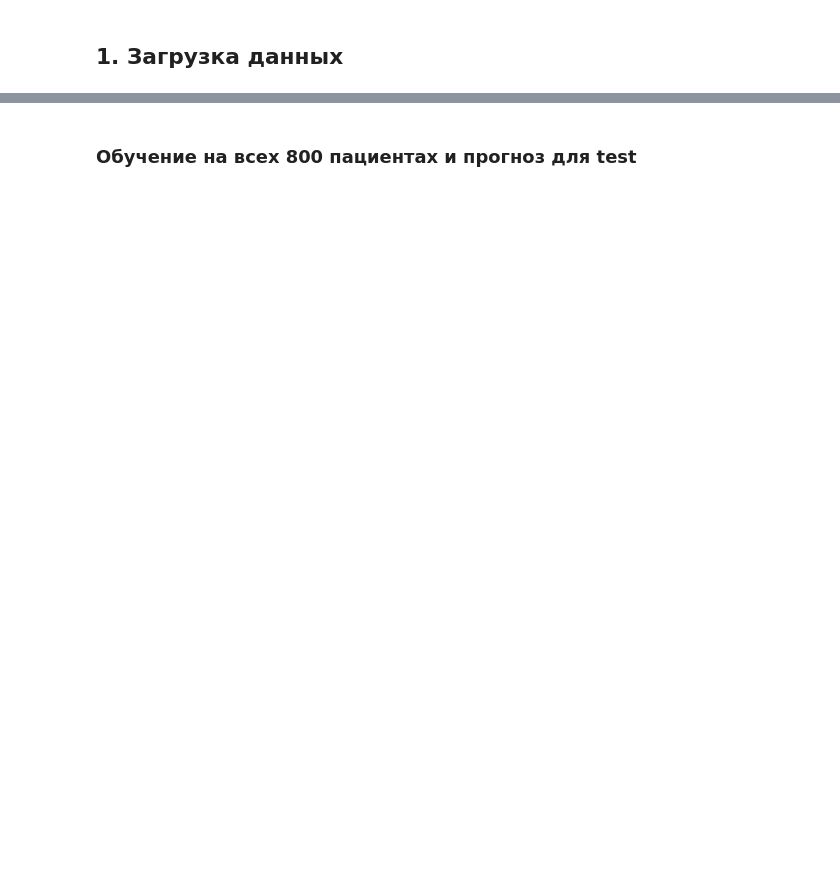
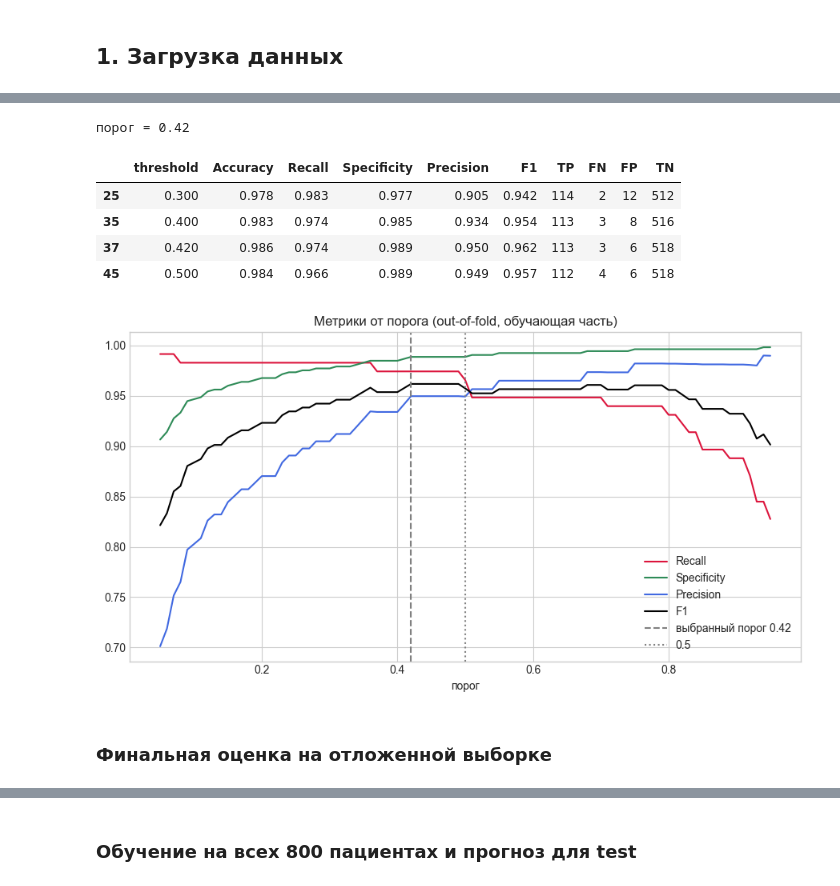
Before and after one commit to granddimoniks-hash/HW0210, a Jupyter notebook: your-sollution/task1_solution.ipynb, the cells around one changed output, grey strips where cells are left out. Saved outputs shown, nothing was run; the diff lists cells and outputs as text; code cells hidden in the pictures; blank space fills up the shorter version.

```diff
--- a/your-sollution/task1_solution.ipynb
+++ b/your-sollution/task1_solution.ipynb
@@ -544,0 +297,42 @@ display(err[err['тип'] == 'FN'][FEATURES + ['proba']])
+# %%
+oof = cross_val_predict(make_pipe(best_clf), X_tr, y_tr, cv=cv, method='predict_proba', n_jobs=-1)[:, 1]
+
+
+def metrics_at(y_true, proba, t):
+    pred = (proba >= t).astype(int)
+    tn, fp, fn, tp = confusion_matrix(y_true, pred, labels=[0, 1]).ravel()
+    return {
+        'threshold': t,
+        'Accuracy': (tp + tn) / len(pred),
+        'Recall': tp / (tp + fn) if tp + fn else 0.0,
+        'Specificity': tn / (tn + fp) if tn + fp else 0.0,
+        'Precision': tp / (tp + fp) if tp + fp else 0.0,
+        'F1': 2 * tp / (2 * tp + fp + fn) if tp else 0.0,
+        'TP': tp, 'FN': fn, 'FP': fp, 'TN': tn,
+    }
+
+
+curve = pd.DataFrame([metrics_at(y_tr, oof, t) for t in np.round(np.arange(0.05, 0.951, 0.01), 2)])
+eligible = curve[curve.Recall >= 0.90]
+THRESHOLD = float(eligible.loc[eligible.F1.idxmax(), 'threshold']) if len(eligible) else 0.5
+print(f'порог = {THRESHOLD:.2f}')
+display(curve[curve.threshold.isin([0.3, 0.4, 0.5, THRESHOLD])].drop_duplicates('threshold'))
+
+fig, ax = plt.subplots(figsize=(9, 5))
+for m, c in [('Recall', 'crimson'), ('Specificity', 'seagreen'), ('Precision', 'royalblue'), ('F1', 'black')]:
+    ax.plot(curve.threshold, curve[m], label=m, color=c)
+ax.axvline(THRESHOLD, ls='--', color='grey', label=f'выбранный порог {THRESHOLD:.2f}')
+ax.axvline(0.5, ls=':', color='grey', label='0.5')
+ax.set_xlabel('порог'); ax.set_title('Метрики от порога (out-of-fold, обучающая часть)')
+ax.legend()
+plt.tight_layout(); save(fig, '06_threshold.png'); plt.show()
+# %% [output]
+порог = 0.42
+|  | threshold | Accuracy | Recall | Specificity | Precision | F1 | TP | FN | FP | TN |
+| 25 | 0.300 | 0.978 | 0.983 | 0.977 | 0.905 | 0.942 | 114 | 2 | 12 | 512 |
+| 35 | 0.400 | 0.983 | 0.974 | 0.985 | 0.934 | 0.954 | 113 | 3 | 8 | 516 |
+| 37 | 0.420 | 0.986 | 0.974 | 0.989 | 0.950 | 0.962 | 113 | 3 | 6 | 518 |
+| 45 | 0.500 | 0.984 | 0.966 | 0.989 | 0.949 | 0.957 | 112 | 4 | 6 | 518 |
+[figure, added]
+# %% [markdown]
+### Финальная оценка на отложенной выборке
```
Also changed, not shown: parts of 58 cells of this notebook, 12 other files.
